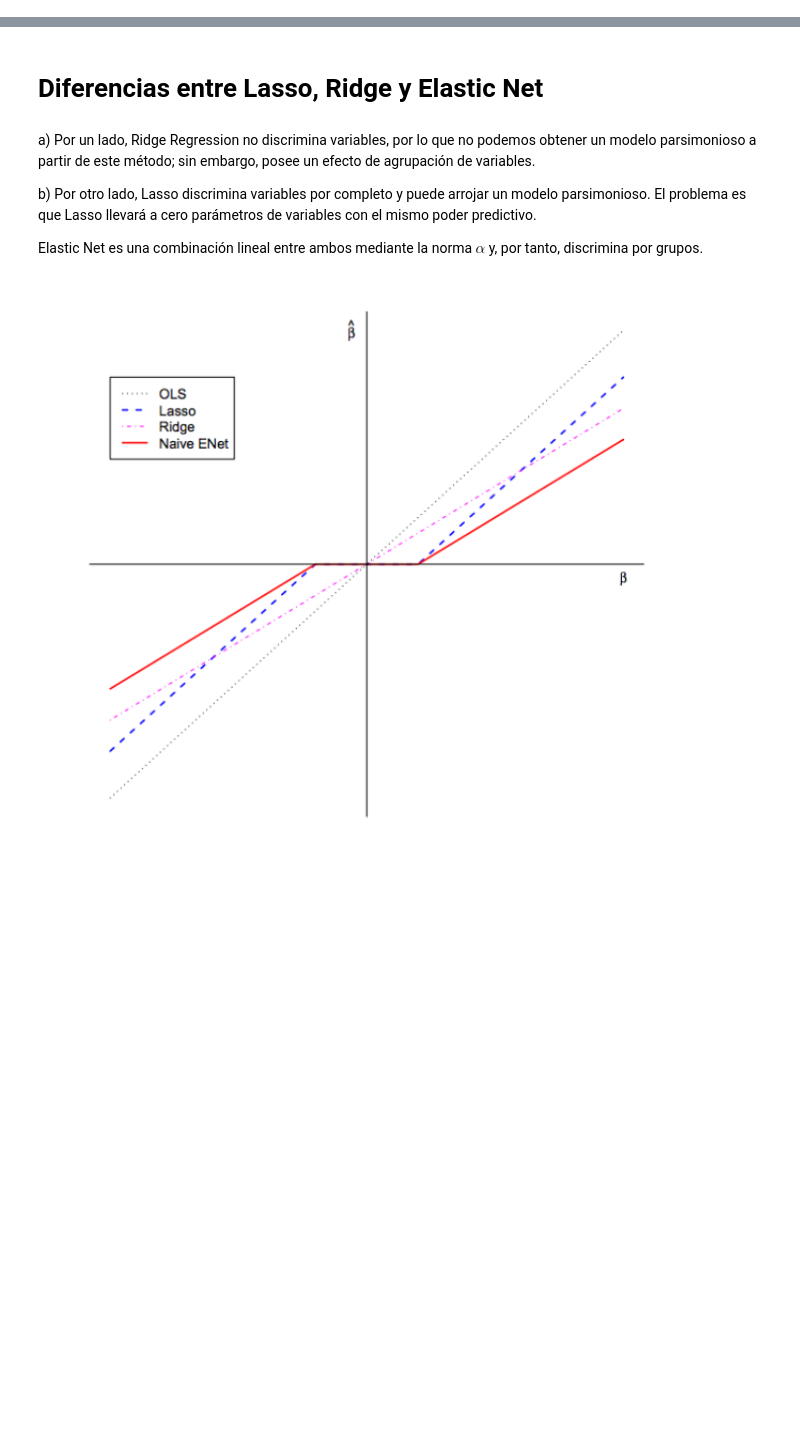
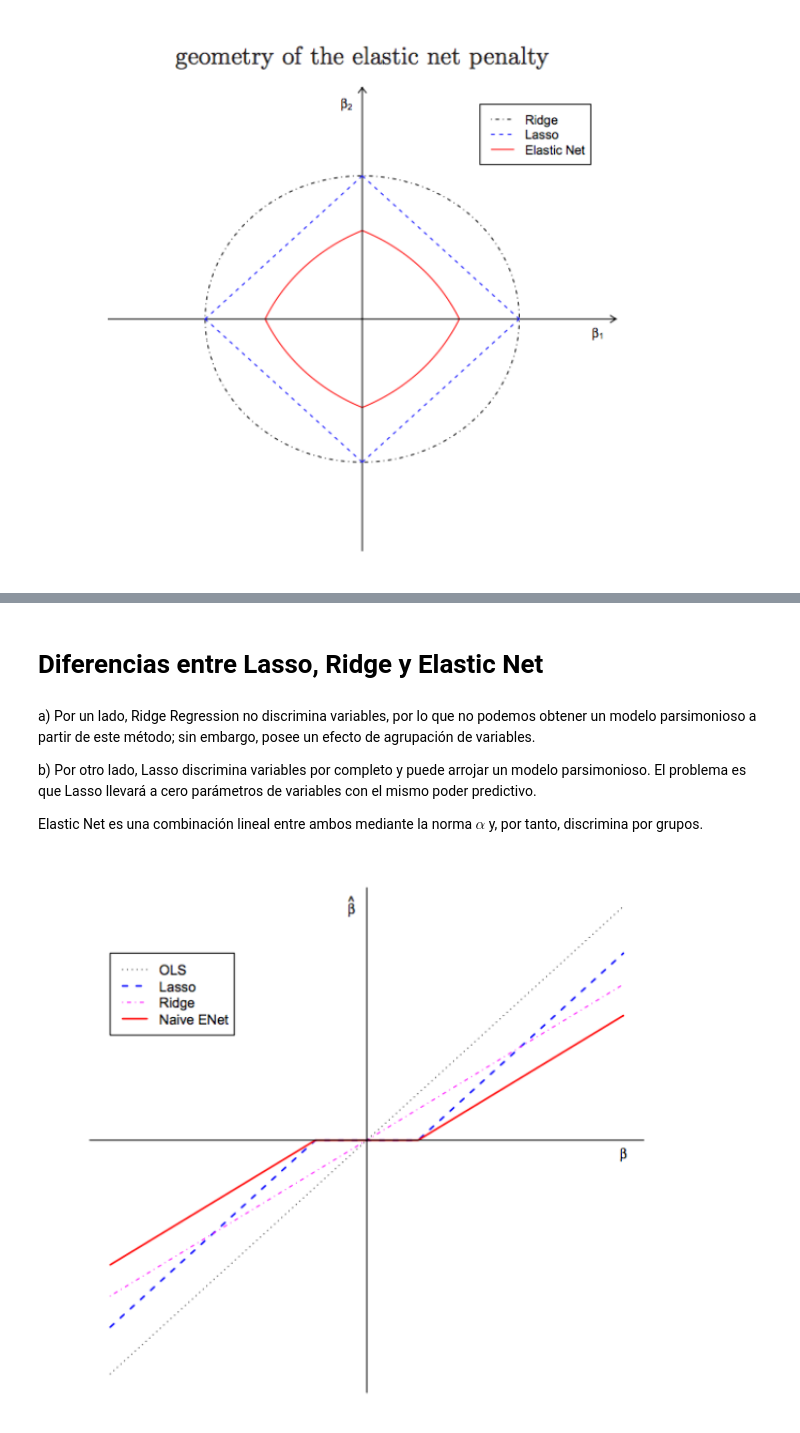
Before and after one commit to german1122/Clase---Anal-tica-, a Jupyter notebook: presentacion - Jonathan y German.ipynb, the cells around one changed output, grey strips where cells are left out. Cells and saved outputs as stored; diff of their text form; code cells hidden in the pictures; blank space fills up the shorter version.

```diff
--- a/presentacion - Jonathan y German.ipynb
+++ b/presentacion - Jonathan y German.ipynb
@@ -0,0 +39,5 @@
+# %%
+from IPython.display import Image
+Image(filename='Geometria.png')
+# %% [output]
+[figure, added]
```
Also changed, not shown: parts of 6 cells of this notebook.
